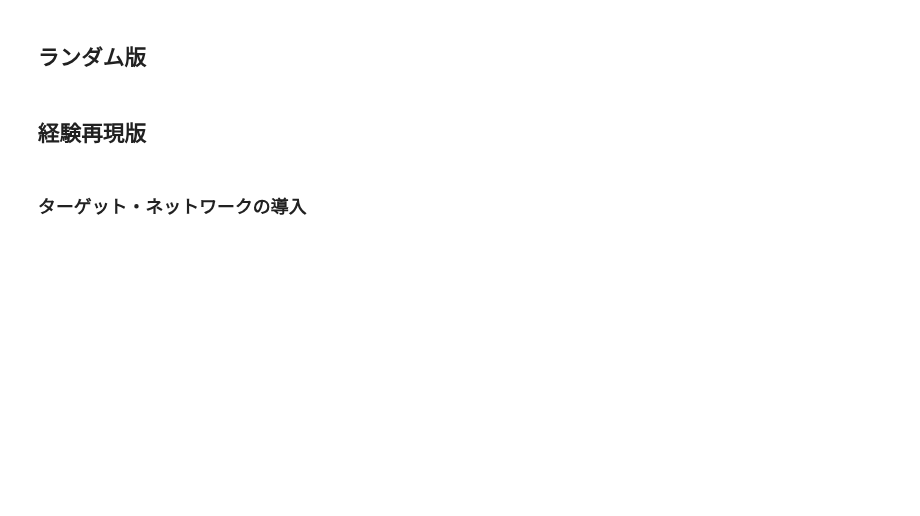
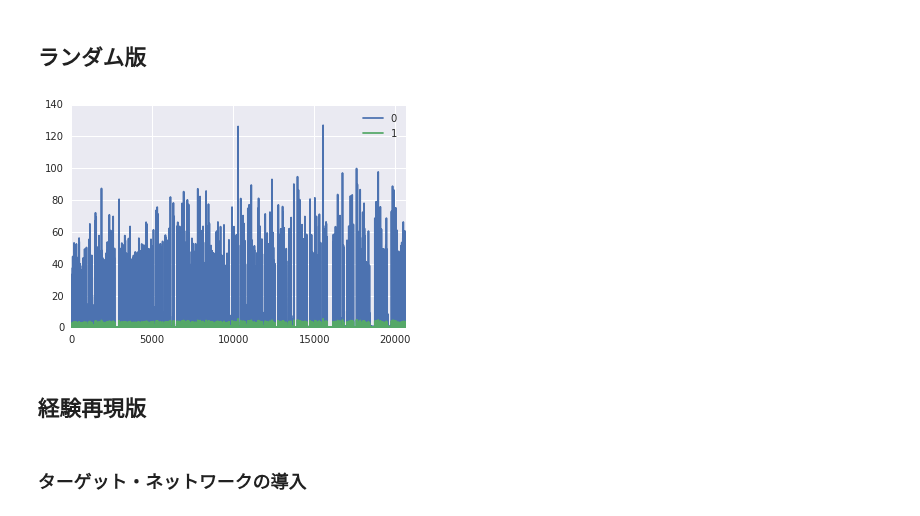
Before and after one commit to take-pwave/notebook, a Jupyter notebook: Deep_Reinforcement_Learning_in_Action/Chapter3_with_keras.ipynb, the cells around one changed output. Saved outputs shown, nothing was run; the diff lists cells and outputs as text; code cells hidden in the pictures; blank space fills up the shorter version.

```diff
--- a/Deep_Reinforcement_Learning_in_Action/Chapter3_with_keras.ipynb
+++ b/Deep_Reinforcement_Learning_in_Action/Chapter3_with_keras.ipynb
@@ -138,8 +137,4 @@ action_set = {
     2: 'l',
     3: 'r',
 }
-# %%
-# ゲームのインスタンスを生成
-# 最初に固定（static）のゲームを使って学習
-game = Gridworld(mode='static')
 # %%
@@ -279,5 +280,32 @@ Reward: 10
 # %% [markdown]
 ## ランダム版
+# %%
+epsilon = 1.0
+epochs = 1000
+losses = []
+
+modelR = createModel()
+for i in range(epochs):
+    game = Gridworld(mode='random')
+    env = SimulationEnv(modelR, game, epsilon)
+    done = False
+    state = env.state()
+    while not done:
+        action, Qprob = env.action(state)
+        newState, reward, done = env.step(action)
+        loss = env.update(state, action, newState, reward, Qprob, done)
+        state = newState
+        losses.append(loss)
+    if epsilon > 0.1:
+        epsilon -= (1.0/epochs)
+# %%
+d = pd.DataFrame(losses)
+# loss,をプロット
+sns.set()
+d.plot()
+plt.show()
+# %% [output]
+[figure, added]
 # %% [markdown]
 ## 経験再現版
 # %% [markdown]
```
Also changed, not shown: parts of 18 cells of this notebook, 2 other files.
